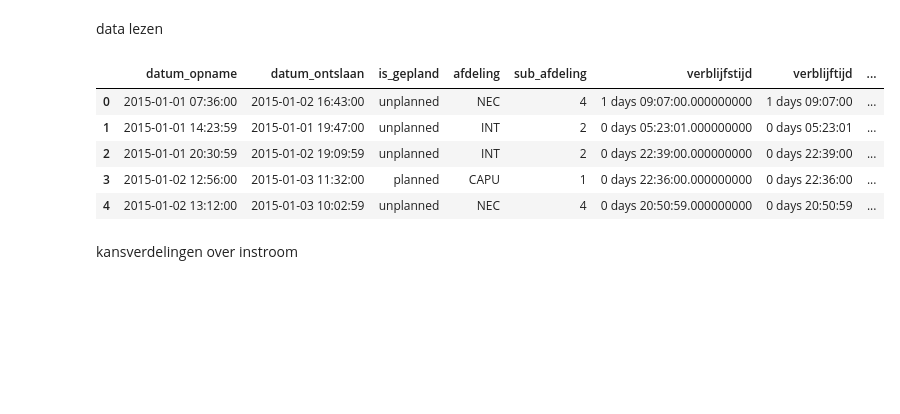
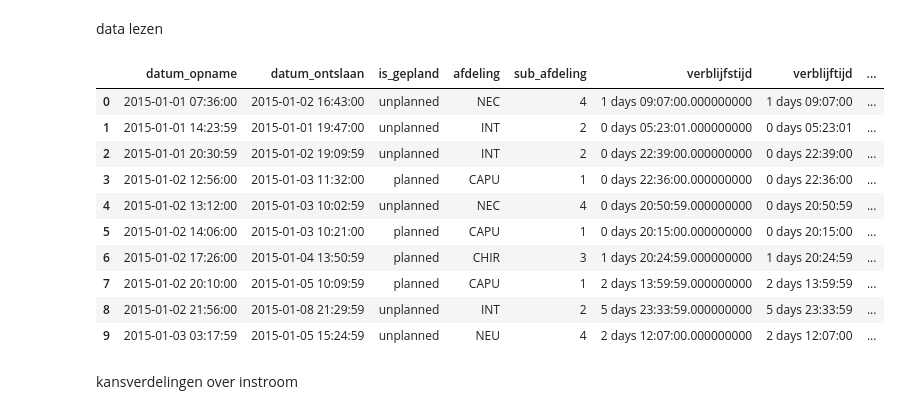
Before and after one commit to svrij22/python_ws, a Jupyter notebook: kansverdeling_sebba.ipynb, the cells around one changed output. Saved outputs shown, nothing was run; the diff lists cells and outputs as text; code cells hidden in the pictures; blank space fills up the shorter version.

```diff
--- a/kansverdeling_sebba.ipynb
+++ b/kansverdeling_sebba.ipynb
@@ -17,31 +17,36 @@ data lezen
 # %%
 csv_data = pd.read_csv('data/adm_clean.csv', sep = ',')
 
 # maak de datum naar een datum type
 csv_data['datum_opname'] = pd.to_datetime(csv_data['datum_opname'], errors='coerce')
 csv_data['datum_ontslaan'] = pd.to_datetime(csv_data['datum_ontslaan'], errors='coerce')
 
 # calc dt and hours
 csv_data['verblijftijd'] = csv_data['datum_ontslaan'] - csv_data['datum_opname']
 csv_data['verblijftijd_uren'] = csv_data['verblijftijd'].dt.total_seconds() / 3600
 
 # opname tijd in uren
 csv_data.sort_values('datum_opname')
 csv_data['opnametijd_delta_now'] = (csv_data['datum_opname'] - datetime.now())
 csv_data['opnametijd_delta_now_hr'] = csv_data['opnametijd_delta_now'].dt.total_seconds() / 3600
 csv_data['opname_delta_hr'] = (csv_data['opnametijd_delta_now_hr']-csv_data['opnametijd_delta_now_hr'].shift()).fillna(0)
 
 #clean data
 csv_data = csv_data[csv_data['verblijftijd_uren'] > 0]
 
-csv_data.head()
+csv_data.head(10)
 # %% [output]
 |  | datum_opname | datum_ontslaan | is_gepland | afdeling | sub_afdeling | verblijfstijd | verblijftijd | ... |
 | 0 | 2015-01-01 07:36:00 | 2015-01-02 16:43:00 | unplanned | NEC | 4 | 1 days 09:07:00.000000000 | 1 days 09:07:00 | ... |
 | 1 | 2015-01-01 14:23:59 | 2015-01-01 19:47:00 | unplanned | INT | 2 | 0 days 05:23:01.000000000 | 0 days 05:23:01 | ... |
 | 2 | 2015-01-01 20:30:59 | 2015-01-02 19:09:59 | unplanned | INT | 2 | 0 days 22:39:00.000000000 | 0 days 22:39:00 | ... |
 | 3 | 2015-01-02 12:56:00 | 2015-01-03 11:32:00 | planned | CAPU | 1 | 0 days 22:36:00.000000000 | 0 days 22:36:00 | ... |
 | 4 | 2015-01-02 13:12:00 | 2015-01-03 10:02:59 | unplanned | NEC | 4 | 0 days 20:50:59.000000000 | 0 days 20:50:59 | ... |
+| 5 | 2015-01-02 14:06:00 | 2015-01-03 10:21:00 | planned | CAPU | 1 | 0 days 20:15:00.000000000 | 0 days 20:15:00 | ... |
+| 6 | 2015-01-02 17:26:00 | 2015-01-04 13:50:59 | planned | CHIR | 3 | 1 days 20:24:59.000000000 | 1 days 20:24:59 | ... |
+| 7 | 2015-01-02 20:10:00 | 2015-01-05 10:09:59 | planned | CAPU | 1 | 2 days 13:59:59.000000000 | 2 days 13:59:59 | ... |
+| 8 | 2015-01-02 21:56:00 | 2015-01-08 21:29:59 | unplanned | INT | 2 | 5 days 23:33:59.000000000 | 5 days 23:33:59 | ... |
+| 9 | 2015-01-03 03:17:59 | 2015-01-05 15:24:59 | unplanned | NEU | 4 | 2 days 12:07:00.000000000 | 2 days 12:07:00 | ... |
 # %% [markdown]
 kansverdelingen over instroom
 # %%
```
Also changed, not shown: parts of 4 cells of this notebook, 5 other files.
